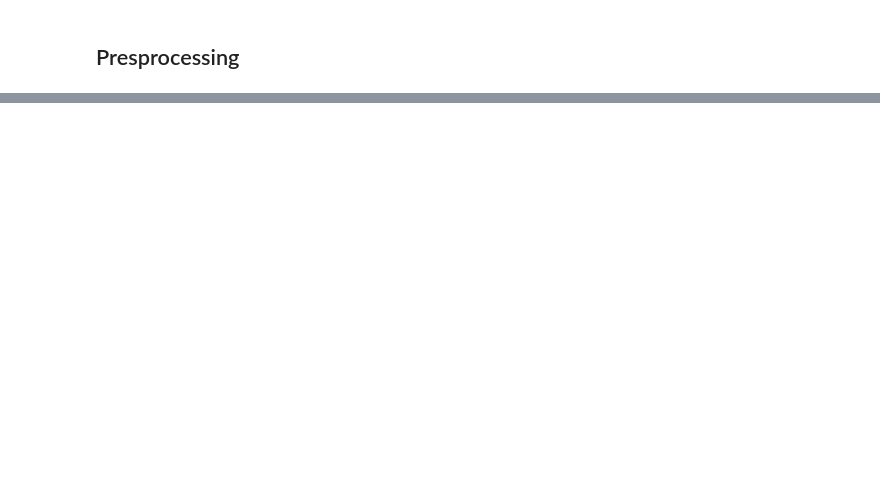
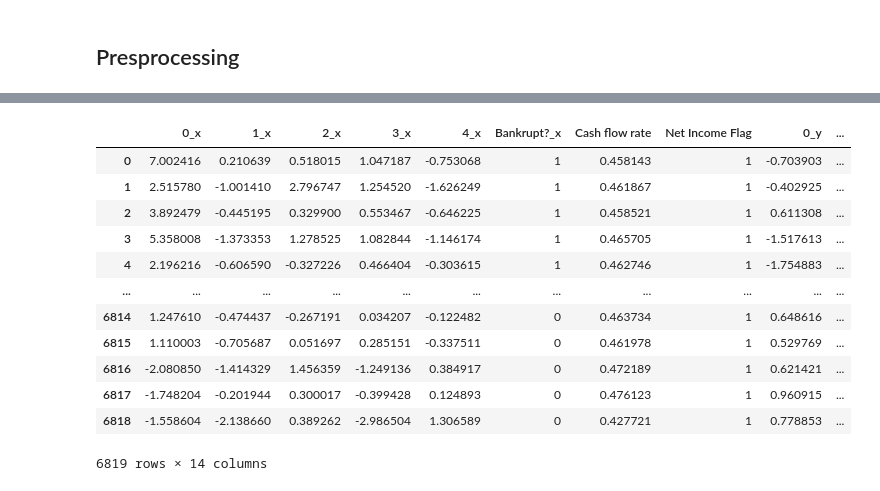
Before and after one commit to Melodyellinn/Projet-Ensemble-Method, a Jupyter notebook: bankrupt_project/notebook_EDA.ipynb, the cells around one changed output, grey strips where cells are left out. Drawn from its saved outputs; the diff is of its cells as text; code cells hidden in the pictures; blank space fills up the shorter version.

Commit message:
maj_data

```diff
--- a/bankrupt_project/notebook_EDA.ipynb
+++ b/bankrupt_project/notebook_EDA.ipynb
@@ -403,0 +506,13 @@ plt.show
+# %%
+# définition de la commande
+pca = PCA(n_components=5)
+
+# Sélection des variables quantitatives
+dat= df_minmax_.drop(df_minmax_[['Bankrupt?']], axis=1)
+
+# réduction
+data = pd.DataFrame(scale(dat),columns=dat.columns)
+
+# composantes principales
+C = pca.fit(data).transform(data)
+C
@@ -403,0 +533,4 @@ plt.show
+# %%
+minmax_pca = pd.DataFrame(C)
+# %%
+minmax_pca[['Bankrupt?']] = df[['Bankrupt?']]
@@ -403,0 +553,18 @@ plt.show
+# %%
+df_full = std_pca.merge(minmax_pca, left_index=True, right_index= True, how='right')
+# %%
+df_full
+# %% [output]
+|  | 0_x | 1_x | 2_x | 3_x | 4_x | Bankrupt?_x | Cash flow rate | Net Income Flag | 0_y | ... |
+| 0 | 7.002416 | 0.210639 | 0.518015 | 1.047187 | -0.753068 | 1 | 0.458143 | 1 | -0.703903 | ... |
+| 1 | 2.515780 | -1.001410 | 2.796747 | 1.254520 | -1.626249 | 1 | 0.461867 | 1 | -0.402925 | ... |
+| 2 | 3.892479 | -0.445195 | 0.329900 | 0.553467 | -0.646225 | 1 | 0.458521 | 1 | 0.611308 | ... |
+| 3 | 5.358008 | -1.373353 | 1.278525 | 1.082844 | -1.146174 | 1 | 0.465705 | 1 | -1.517613 | ... |
+| 4 | 2.196216 | -0.606590 | -0.327226 | 0.466404 | -0.303615 | 1 | 0.462746 | 1 | -1.754883 | ... |
+| ... | ... | ... | ... | ... | ... | ... | ... | ... | ... | ... |
+| 6814 | 1.247610 | -0.474437 | -0.267191 | 0.034207 | -0.122482 | 0 | 0.463734 | 1 | 0.648616 | ... |
+| 6815 | 1.110003 | -0.705687 | 0.051697 | 0.285151 | -0.337511 | 0 | 0.461978 | 1 | 0.529769 | ... |
+| 6816 | -2.080850 | -1.414329 | 1.456359 | -1.249136 | 0.384917 | 0 | 0.472189 | 1 | 0.621421 | ... |
+| 6817 | -1.748204 | -0.201944 | 0.300017 | -0.399428 | 0.124893 | 0 | 0.476123 | 1 | 0.960915 | ... |
+| 6818 | -1.558604 | -2.138660 | 0.389262 | -2.986504 | 1.306589 | 0 | 0.427721 | 1 | 0.778853 | ... |
+6819 rows × 14 columns
```
Also changed, not shown: parts of 37 cells of this notebook, 1 other file.
